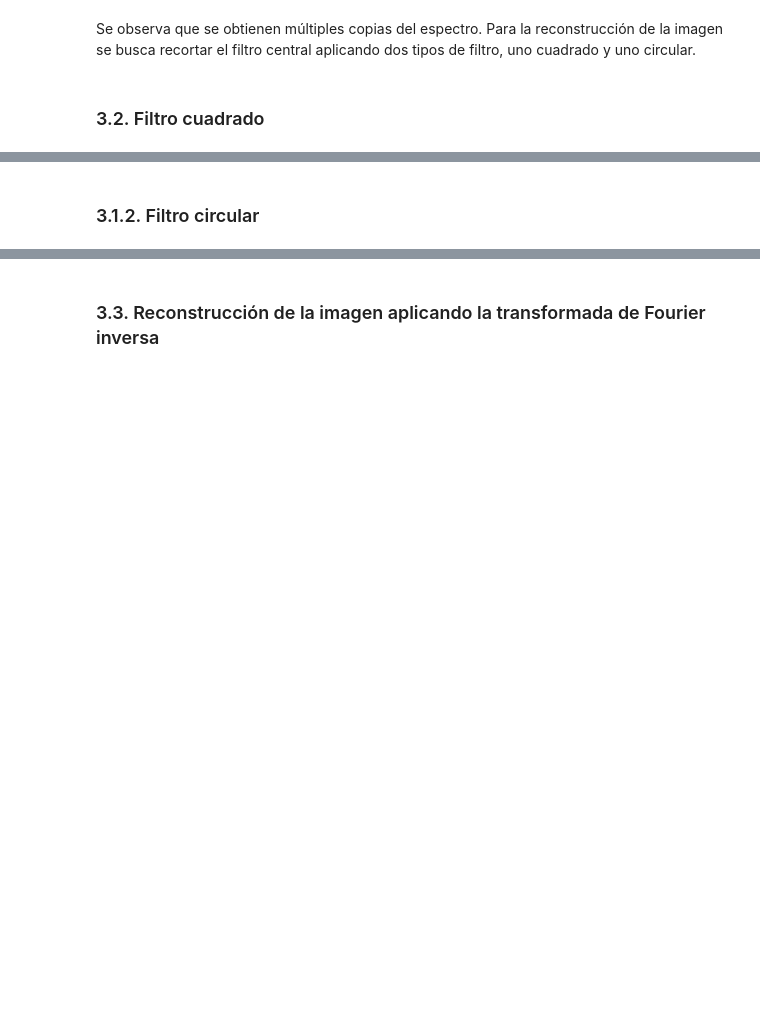
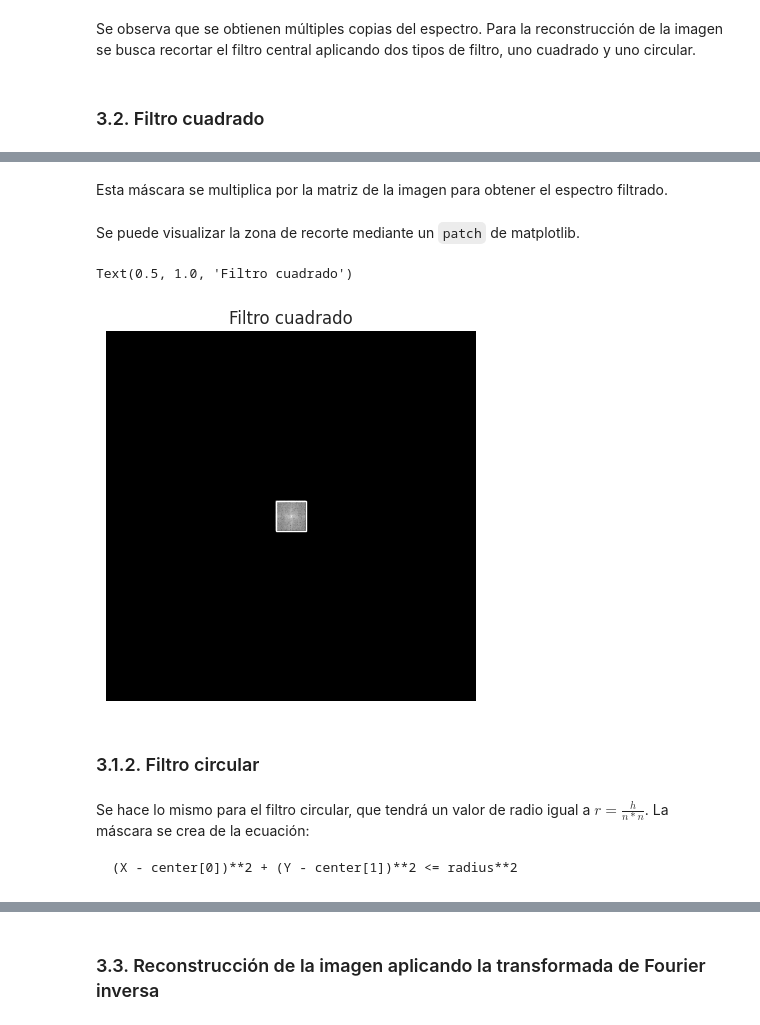
Before and after one commit to Miguel-Perdomo/fourier-optics, a Jupyter notebook: talleres/taller1/notebooks/taller01.ipynb, the cells around one changed output, grey strips where cells are left out. Cells and saved outputs as stored; diff of their text form; code cells hidden in the pictures; blank space fills up the shorter version.

````diff
--- a/talleres/taller1/notebooks/taller01.ipynb
+++ b/talleres/taller1/notebooks/taller01.ipynb
@@ -240,5 +220,57 @@ plt.axis("off")
+# %% [markdown]
+Esta máscara se multiplica por la matriz de la imagen para obtener el espectro filtrado.
+# %%
+def filter_data(data: np.ndarray, filter:np.ndarray):
+  return data * filter
+# %%
+square_mask, square_coordinates = create_square_mask(img_sample, sample)
+filtered_data_square = filter_data(fourier_transform, square_mask)
+# %% [markdown]
+Se puede visualizar la zona de recorte mediante un `patch` de matplotlib.
+# %%
+def create_square_patch(coordinates:np.ndarray):
+    """
+    Gives a square patch for plotting.
+
+    parameters:
+
+      - coordinates (np.ndarray): a 1d array-like with four
+        values [x1, x2, y1, y2], defining the square/rectangle
+        region in image coordinates.
+
+    returns:
+      - square_patch (matplotlib.figure): an square patch that
+        can be plotted.
+
+    """
+    x1, x2, y1, y2 = coordinates
+
+    square_patch = patches.Rectangle(
+        (x1, y1),
+        x2 - x1,
+        y2 - y1,
+        linewidth=1,
+        edgecolor="white",
+        facecolor="none"
+    )
+
+    return square_patch
+# %%
+filtered_data_square_fig, filtered_data_ax_square = plot_picture(
+                                      np.log(1 + complex_spectrum_visualization(filtered_data_square)))
+filtered_data_ax_square.add_patch(create_square_patch(square_coordinates))
+filtered_data_ax_square.set_title("Filtro cuadrado")
+# %% [output]
+Text(0.5, 1.0, 'Filtro cuadrado')
+[figure, added]
 # %% [markdown]
 ### 3.1.2. Filtro circular
+# %% [markdown]
+Se hace lo mismo para el filtro circular, que tendrá un valor de radio igual a $r = \frac{h}{n * n}$. La máscara se crea de la ecuación:
+
+```
+(X - center[0])**2 + (Y - center[1])**2 <= radius**2
+```
 # %%
 def create_circle_mask(img: np.ndarray, sample_size: int) -> np.ndarray:
   """
````
Also changed, not shown: parts of 25 cells of this notebook.
